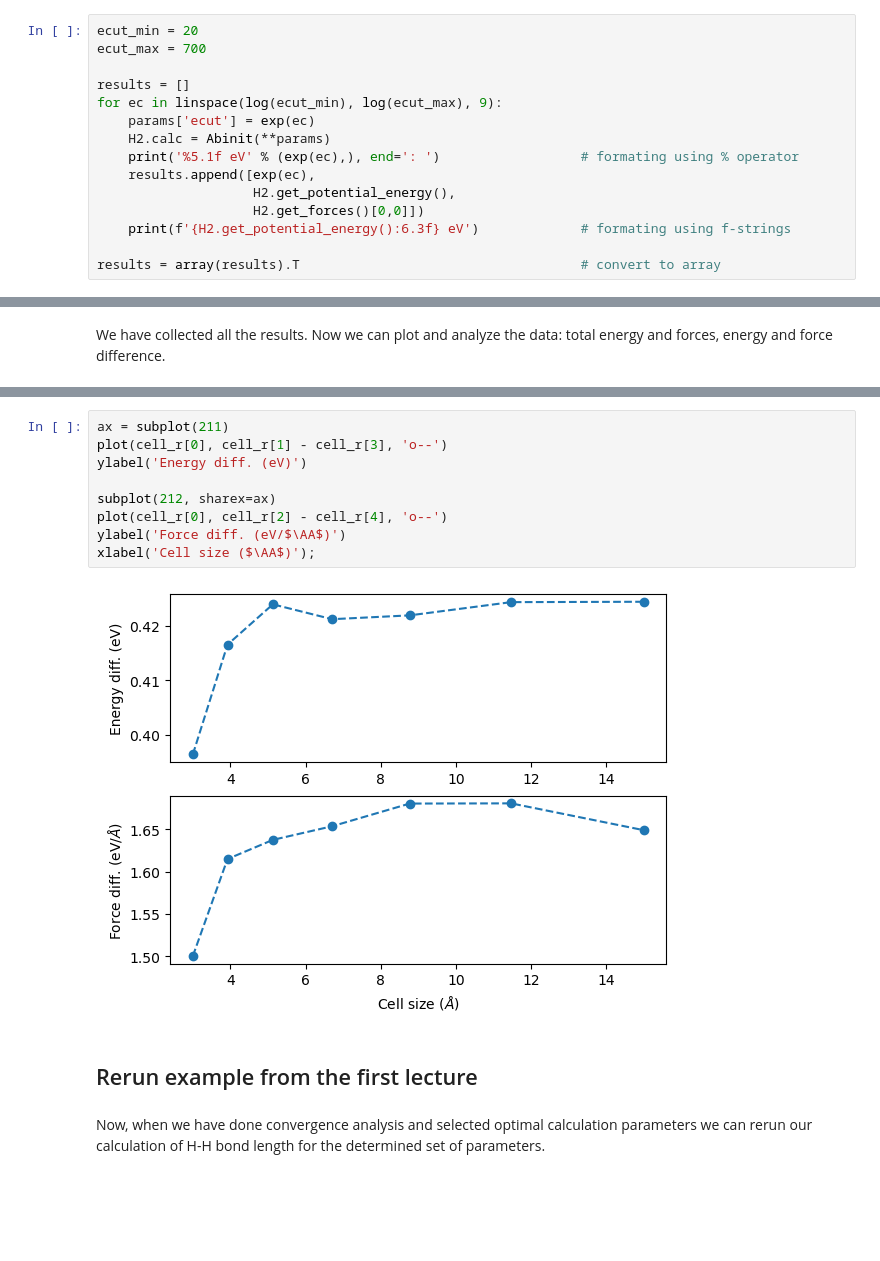
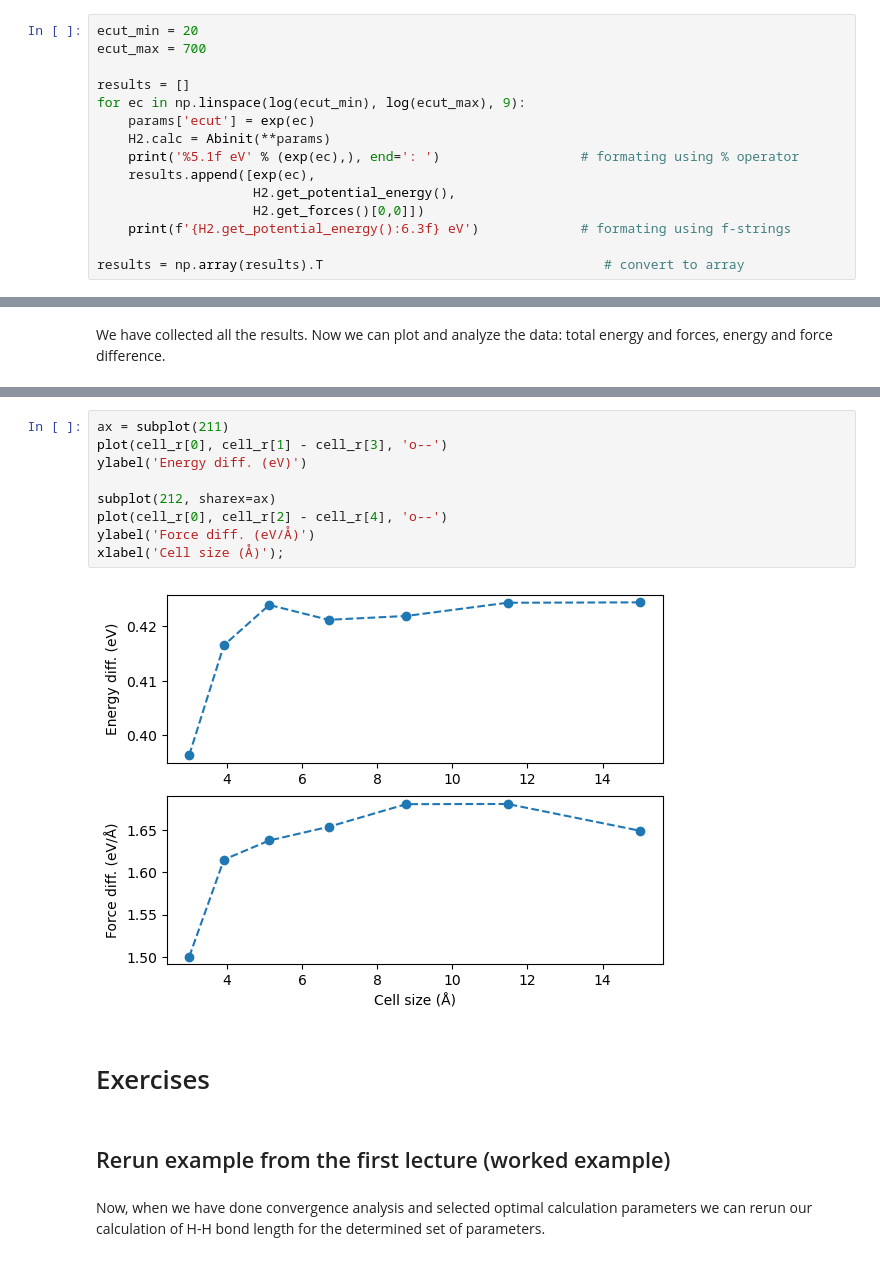
Before and after one commit to jochym/abinitio-methods, a Jupyter notebook: 02_Convergence_Analysis.ipynb, the cells around one changed output, grey strips where cells are left out. Cells and saved outputs as stored; diff of their text form; blank space fills up the shorter version.

Commit message:
Clean up 01-05, add polyprint to abilib and some exercises

```diff
--- a/02_Convergence_Analysis.ipynb
+++ b/02_Convergence_Analysis.ipynb
@@ -75,7 +75,7 @@ ecut_min = 20
 ecut_max = 700
 
 results = []
-for ec in linspace(log(ecut_min), log(ecut_max), 9):
+for ec in np.linspace(log(ecut_min), log(ecut_max), 9):
     params['ecut'] = exp(ec)
     H2.calc = Abinit(**params)
     print('%5.1f eV' % (exp(ec),), end=': ')                  # formating using % operator
@@ -84,7 +84,7 @@ for ec in linspace(log(ecut_min), log(ecut_max), 9):
                     H2.get_forces()[0,0]])
     print(f'{H2.get_potential_energy():6.3f} eV')             # formating using f-strings
 
-results = array(results).T                                    # convert to array
+results = np.array(results).T                                    # convert to array
 # %% [output]
  20.0 eV: -20.798 eV
  31.2 eV: -23.914 eV
@@ -235,15 +235,17 @@ legend();
 # %%
 ax = subplot(211)
 plot(cell_r[0], cell_r[1] - cell_r[3], 'o--')
 ylabel('Energy diff. (eV)')
 
 subplot(212, sharex=ax)
 plot(cell_r[0], cell_r[2] - cell_r[4], 'o--')
-ylabel('Force diff. (eV/$\AA$)')
-xlabel('Cell size ($\AA$)');
+ylabel('Force diff. (eV/Å)')
+xlabel('Cell size (Å)');
 # %% [output]
-[figure, old version]
+[figure, new version]
-# %% [markdown]
-## Rerun example from the first lecture
+# %% [markdown]
+# Exercises
+# %% [markdown]
+## Rerun example from the first lecture (worked example)
 # %% [markdown]
 Now, when we have done convergence analysis and selected optimal calculation parameters we can rerun our calculation of H-H bond length for the determined set of parameters.
```
Also changed, not shown: parts of 14 cells of this notebook, 7 other files.
